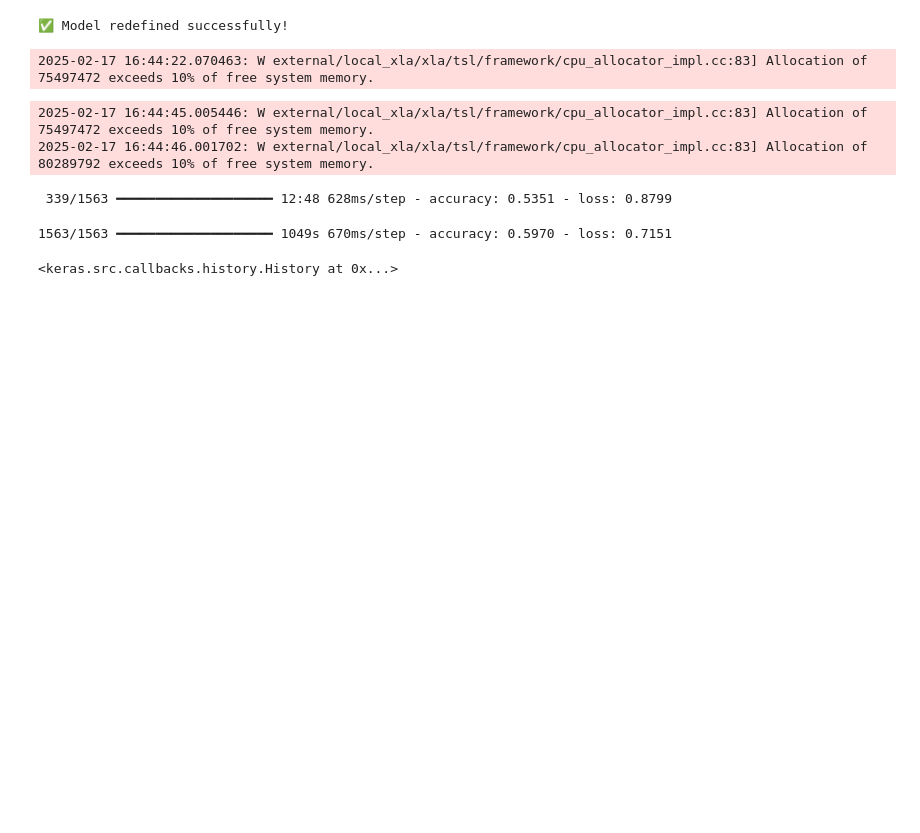
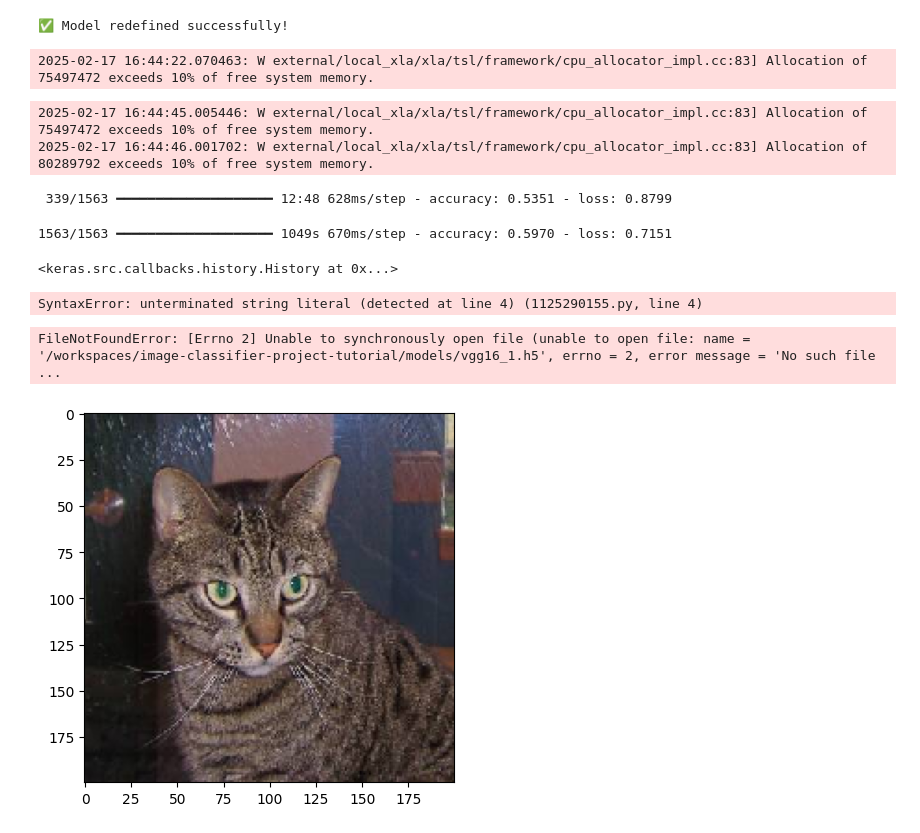
Before and after one commit to rober12345/image-classifier-project-tutorial, a Jupyter notebook: robUgaldeSolution.ipynb, the cells around one changed output. Cells and saved outputs as stored; diff of their text form; code cells hidden in the pictures; blank space fills up the shorter version.

Commit message:
image classifier

```diff
--- a/robUgaldeSolution.ipynb
+++ b/robUgaldeSolution.ipynb
@@ -496,3 +506,54 @@ model.fit(train_data, epochs=1)
  339/1563 ━━━━━━━━━━━━━━━━━━━━ 12:48 628ms/step - accuracy: 0.5351 - loss: 0.8799
 1563/1563 ━━━━━━━━━━━━━━━━━━━━ 1049s 670ms/step - accuracy: 0.5970 - loss: 0.7151
 <keras.src.callbacks.history.History at 0x...>
+# %%
+from keras.preprocessing import image
+from keras.models import load_model
+
+img = image.load_img("/workspaces/image-classifier-project-tutorial/PetImages, target_size = (200, 200))
+img = np.asarray(img)
+plt.imshow(img)
+img = np.expand_dims(img, axis = 0)
+saved_model = load_model("../models/vgg16_1.h5")
+output = saved_model.predict(img)
+if output[0][0] > output[0][1]:
+    print("cat")
+else:
+    print("dog")
+# %% [output]
+SyntaxError: unterminated string literal (detected at line 4) (1125290155.py, line 4)
+# %%
+import numpy as np
+import matplotlib.pyplot as plt
+from tensorflow.keras.preprocessing import image
+from tensorflow.keras.models import load_model
+
+# ✅ Correct the path to an actual image file (adjust file name)
+img_path = "/workspaces/image-classifier-project-tutorial/PetImages/Cat/1.jpg"  # Update with a real file
+
+# ✅ Properly format image loading with target_size as an argument
+img = image.load_img(img_path, target_size=(200, 200))
+
+# Convert image to array
+img = np.asarray(img)
+
+# Display image
+plt.imshow(img)
+
+# Expand dimensions to match the model input
+img = np.expand_dims(img, axis=0)
+
+# ✅ Correct model path
+saved_model = load_model("/workspaces/image-classifier-project-tutorial/models/vgg16_1.h5")  # Ensure correct path
+
+# Make a prediction
+output = saved_model.predict(img)
+
+# Print result
+if output[0][0] > output[0][1]:
+    print("Cat")
+else:
+    print("Dog")
+# %% [output]
+FileNotFoundError: [Errno 2] Unable to synchronously open file (unable to open file: name = '/workspaces/image-classifier-project-tutorial/models/vgg16_1.h5', errno = 2, error message = 'No such file  ...
+[figure, added]
```
Also changed, not shown: parts of 5 cells of this notebook.
